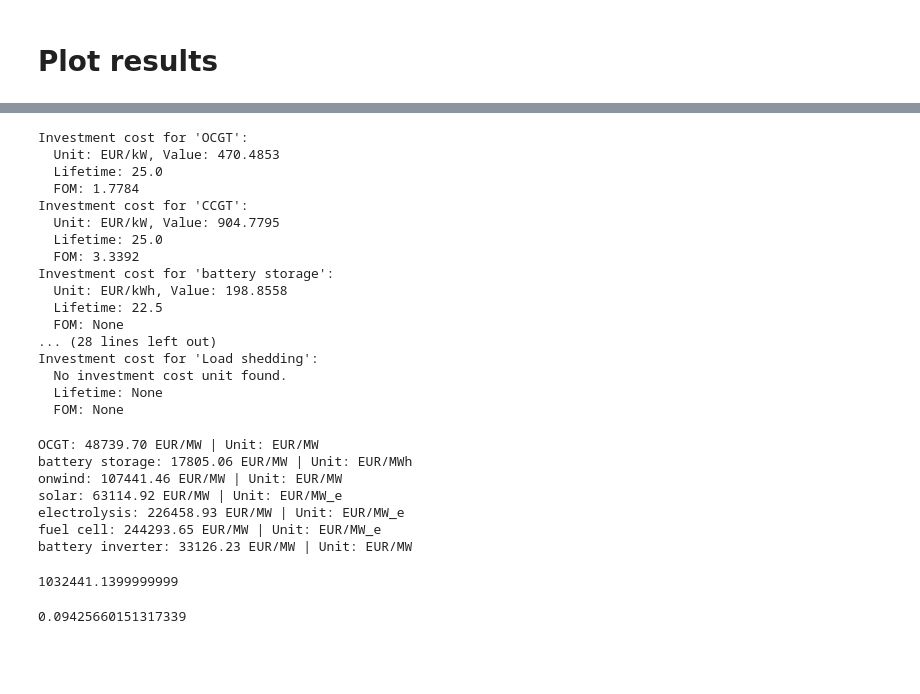
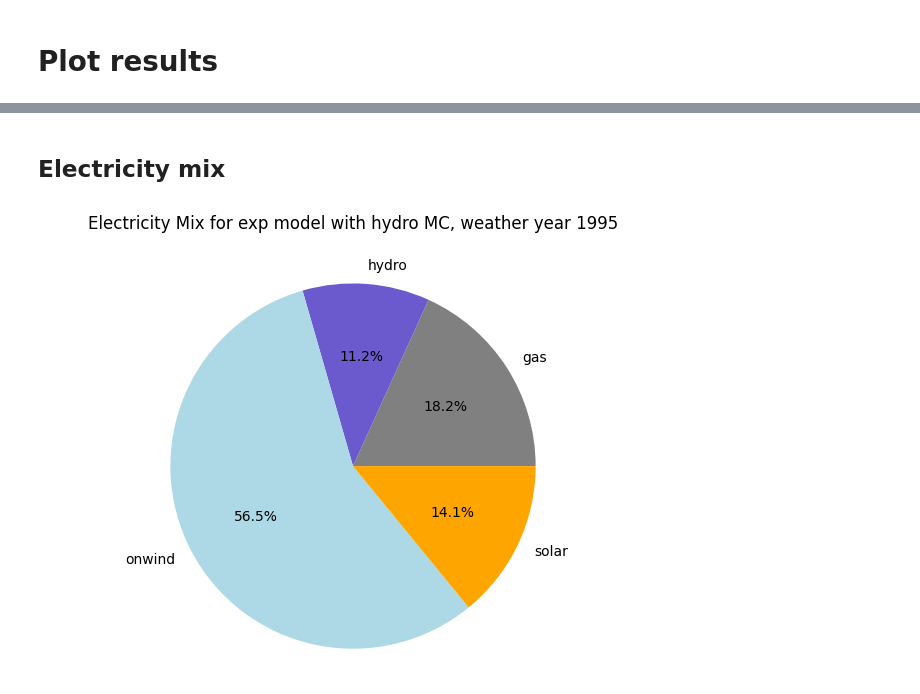
Before and after one commit to jonathangadfelt/MSc-thesis-Jonathan-Gadfelt, a Jupyter notebook: EXP_results.ipynb, the cells around one changed output, grey strips where cells are left out. Saved outputs shown, nothing was run; the diff lists cells and outputs as text; code cells hidden in the pictures; blank space fills up the shorter version.

```diff
--- a/EXP_results.ipynb
+++ b/EXP_results.ipynb
@@ -547,63 +340,6 @@ tech_units
-# %%
-for tech in setup_exp[region]:
-    print(f"Investment cost for '{tech}':")
-    if tech in tech_units and tech_units[tech]:
-        for unit in tech_units[tech]:
-            value = df.loc[(tech, "investment"), "value"] if (tech, "investment") in df.index else None
-            print(f"  Unit: {unit}, Value: {value}")
-    else:
-        print("  No investment cost unit found.")
-
-    # Include lifetime parameter
-    lifetime = df.loc[(tech, "lifetime"), "value"] if (tech, "lifetime") in df.index else None
-    print(f"  Lifetime: {lifetime}")
-
-    # Include FOM parameter
-    fom = df.loc[(tech, "FOM"), "value"] if (tech, "FOM") in df.index else None
-    print(f"  FOM: {fom}")
-# %% [output]
-Investment cost for 'OCGT':
-  Unit: EUR/kW, Value: 470.4853
-  Lifetime: 25.0
-  FOM: 1.7784
-Investment cost for 'CCGT':
-  Unit: EUR/kW, Value: 904.7795
-  Lifetime: 25.0
-  FOM: 3.3392
-Investment cost for 'battery storage':
-  Unit: EUR/kWh, Value: 198.8558
-  Lifetime: 22.5
-  FOM: None
-... (28 lines left out)
-Investment cost for 'Load shedding':
-  No investment cost unit found.
-  Lifetime: None
-  FOM: None
-# %%
-for tech, active in setup[region].items():
-    if active and tech in Cost.costs.index:
-        cap_cost = Cost.costs.loc[tech, "capital_cost"]
-        unit = Cost.units.get((tech, "investment"), "")
-        print(f"{tech}: {cap_cost:.2f} EUR/MW | Unit: {unit}")
-
-# Also look up battery inverter and battery storage
-if "battery inverter" in Cost.costs.index:
-    cap_cost_battery_inv = Cost.costs.loc["battery inverter", "capital_cost"]
-    unit_battery_inv = Cost.units.get(("battery inverter", "investment"), "")
-    print(f"battery inverter: {cap_cost_battery_inv:.2f} EUR/MW | Unit: {unit_battery_inv}")
-# %% [output]
-OCGT: 48739.70 EUR/MW | Unit: EUR/MW
-battery storage: 17805.06 EUR/MW | Unit: EUR/MWh
-onwind: 107441.46 EUR/MW | Unit: EUR/MW
-solar: 63114.92 EUR/MW | Unit: EUR/MW_e
-electrolysis: 226458.93 EUR/MW | Unit: EUR/MW_e
-fuel cell: 244293.65 EUR/MW | Unit: EUR/MW_e
-battery inverter: 33126.23 EUR/MW | Unit: EUR/MW
-# %%
-(1139.8826*1e3)-107441.46
-# %% [output]
-1032441.1399999999
-# %%
-1-((1139.8826*1e3)-107441.46)/(1139.8826*1e3)
-# %% [output]
-0.09425660151317339
+# %% [markdown]
+## Electricity mix
+# %%
+plot_electricity_mix(networks_exp_2[1995], plot_title="Electricity Mix for exp model with hydro MC, weather year 1995")
+# %% [output]
+[figure, added]
```
Also changed, not shown: parts of 38 cells of this notebook, 2 other files.
